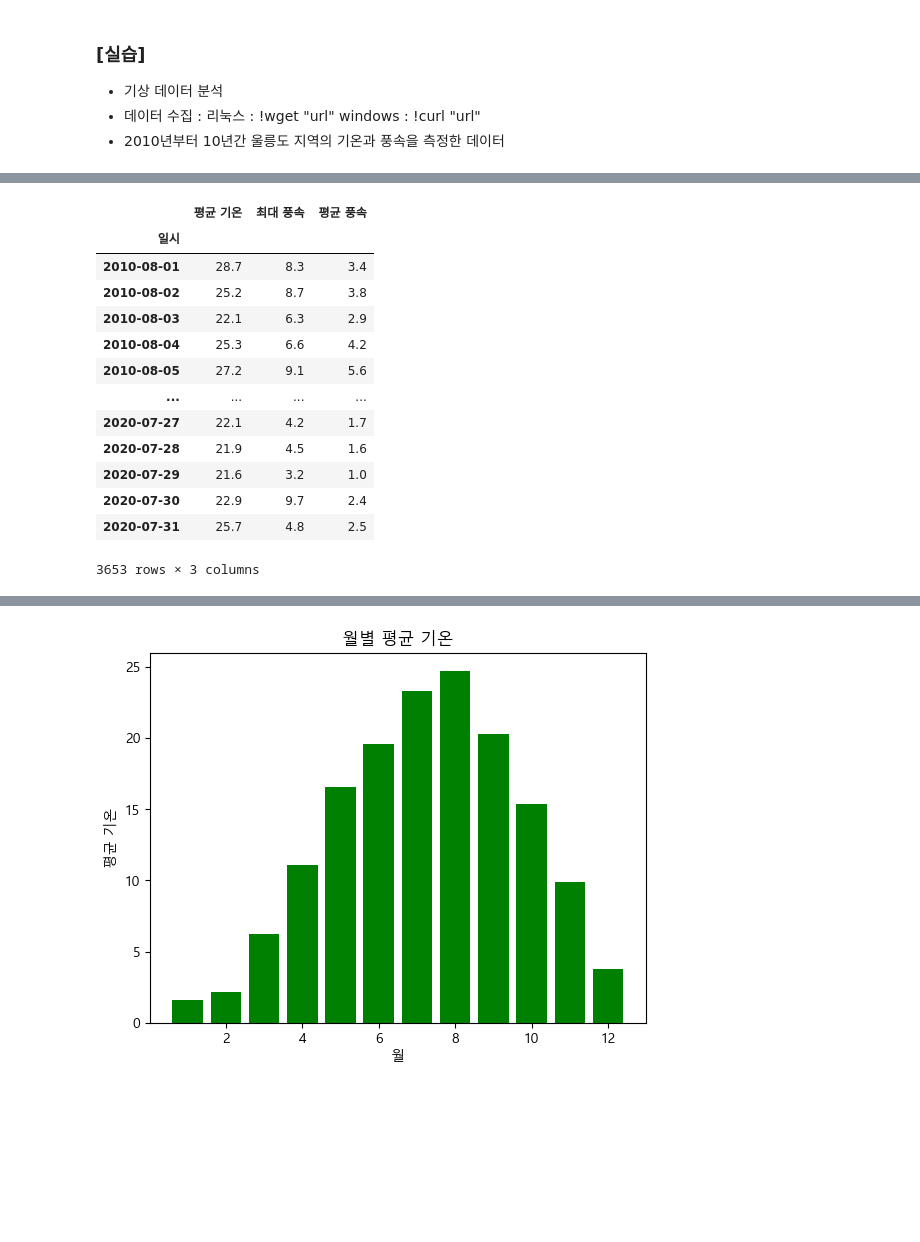
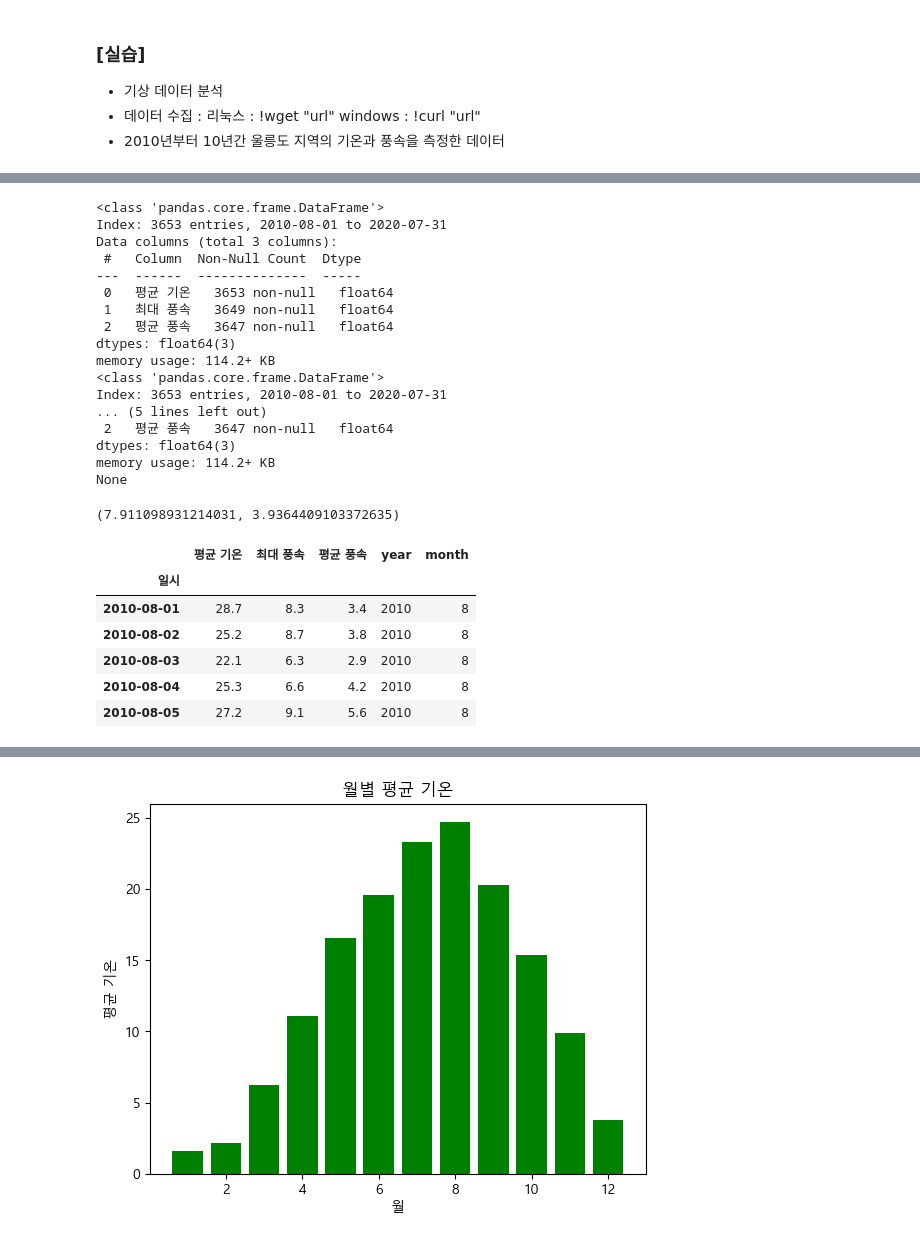
Before and after one commit to cybercherrybomb/python_basic_2_1, a Jupyter notebook: python_basic_2-main/time_series_class_5_8.ipynb, the cells around one changed output, grey strips where cells are left out. Saved outputs shown, nothing was run; the diff lists cells and outputs as text; code cells hidden in the pictures; blank space fills up the shorter version.

```diff
--- a/python_basic_2-main/time_series_class_5_8.ipynb
+++ b/python_basic_2-main/time_series_class_5_8.ipynb
@@ -26,22 +24,50 @@ plt.rcParams["font.family"] = 'Malgun Gothic'
 # %%
 # 1. 데이터프레임 탐색
-weather = pd.read_csv("weather.csv", index_col = 0)
-weather
+weather = pd.read_csv("weather.csv", index_col = 0) #csv -> df
+weather.head()
+weather.index # datetimeIndex 가 아님
+weather.info()
+weather['최대 풍속'].mean(), weather['평균 풍속'].mean()
 # %% [output]
-|  | 평균 기온 | 최대 풍속 | 평균 풍속 |
-| 일시 |  |  |  |
-| 2010-08-01 | 28.7 | 8.3 | 3.4 |
-| 2010-08-02 | 25.2 | 8.7 | 3.8 |
-| 2010-08-03 | 22.1 | 6.3 | 2.9 |
-| 2010-08-04 | 25.3 | 6.6 | 4.2 |
-| 2010-08-05 | 27.2 | 9.1 | 5.6 |
-| ... | ... | ... | ... |
-| 2020-07-27 | 22.1 | 4.2 | 1.7 |
-| 2020-07-28 | 21.9 | 4.5 | 1.6 |
-| 2020-07-29 | 21.6 | 3.2 | 1.0 |
-| 2020-07-30 | 22.9 | 9.7 | 2.4 |
-| 2020-07-31 | 25.7 | 4.8 | 2.5 |
-3653 rows × 3 columns
+<class 'pandas.core.frame.DataFrame'>
+Index: 3653 entries, 2010-08-01 to 2020-07-31
+Data columns (total 3 columns):
+ #   Column  Non-Null Count  Dtype
+---  ------  --------------  -----
+ 0   평균 기온   3653 non-null   float64
+ 1   최대 풍속   3649 non-null   float64
+ 2   평균 풍속   3647 non-null   float64
+dtypes: float64(3)
+memory usage: 114.2+ KB
+<class 'pandas.core.frame.DataFrame'>
+Index: 3653 entries, 2010-08-01 to 2020-07-31
+... (5 lines left out)
+ 2   평균 풍속   3647 non-null   float64
+dtypes: float64(3)
+memory usage: 114.2+ KB
+None
+(7.911098931214031, 3.9364409103372635)
+# %%
+# # Note:
+weather = pd.read_csv("weather.csv",index_col = 0, parse_dates = True) #csv -> df
+weather_1.index #datetimeIndex
+weather_1['year'] = weather_1.index.year
+weather_1['month'] = weather_1.index.month
+weather_1.head()
+
+# weather = pd.read_csv("weather.csv", index_col=0, parse_dates=True)
+# weather_1 = weather.copy()
+# weather_1['year'] = weather_1.index.year
+# weather_1['month'] = weather_1.index.month
+# print(weather_1.head())
+# %% [output]
+|  | 평균 기온 | 최대 풍속 | 평균 풍속 | year | month |
+| 일시 |  |  |  |  |  |
+| 2010-08-01 | 28.7 | 8.3 | 3.4 | 2010 | 8 |
+| 2010-08-02 | 25.2 | 8.7 | 3.8 | 2010 | 8 |
+| 2010-08-03 | 22.1 | 6.3 | 2.9 | 2010 | 8 |
+| 2010-08-04 | 25.3 | 6.6 | 4.2 | 2010 | 8 |
+| 2010-08-05 | 27.2 | 9.1 | 5.6 | 2010 | 8 |
 # %%
 # 2. 데이터 정제
 
```
Also changed, not shown: parts of 18 cells of this notebook, 6 other files.
